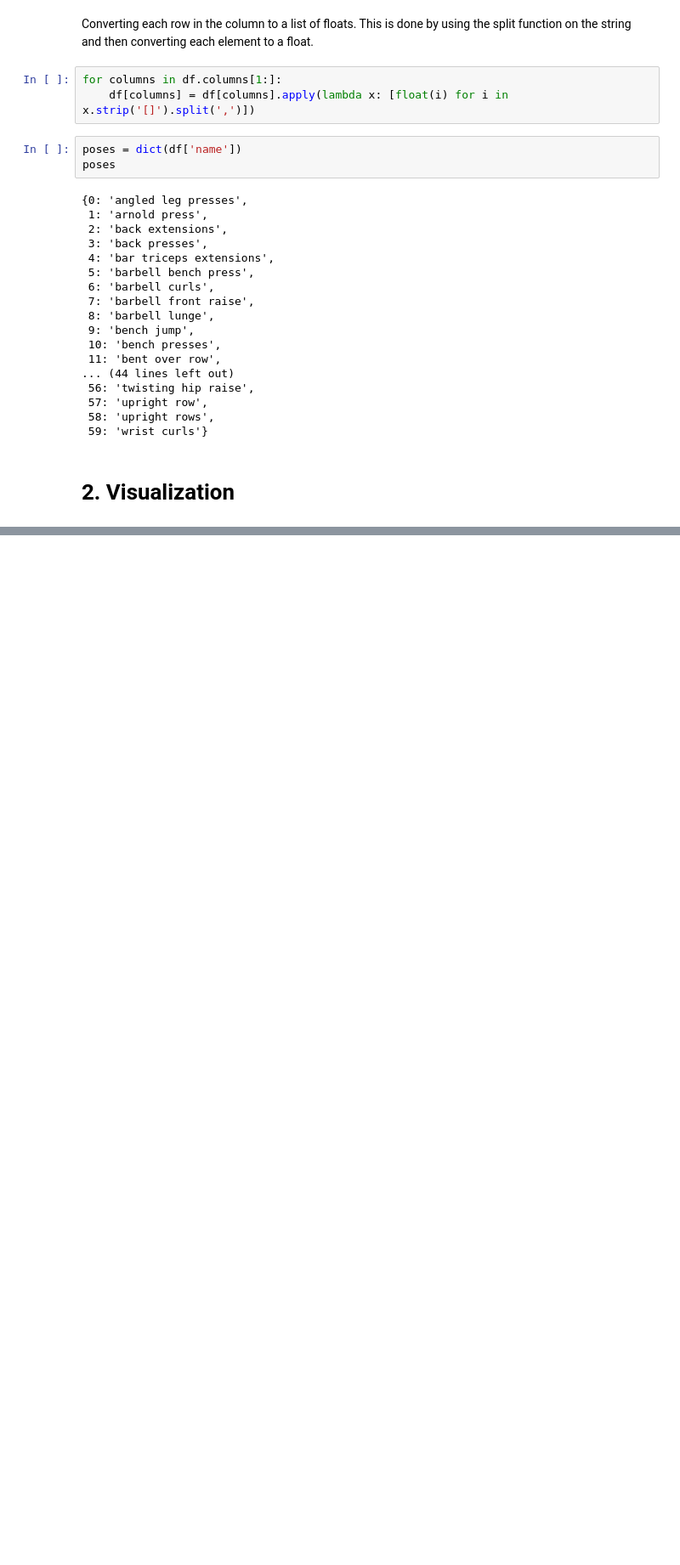
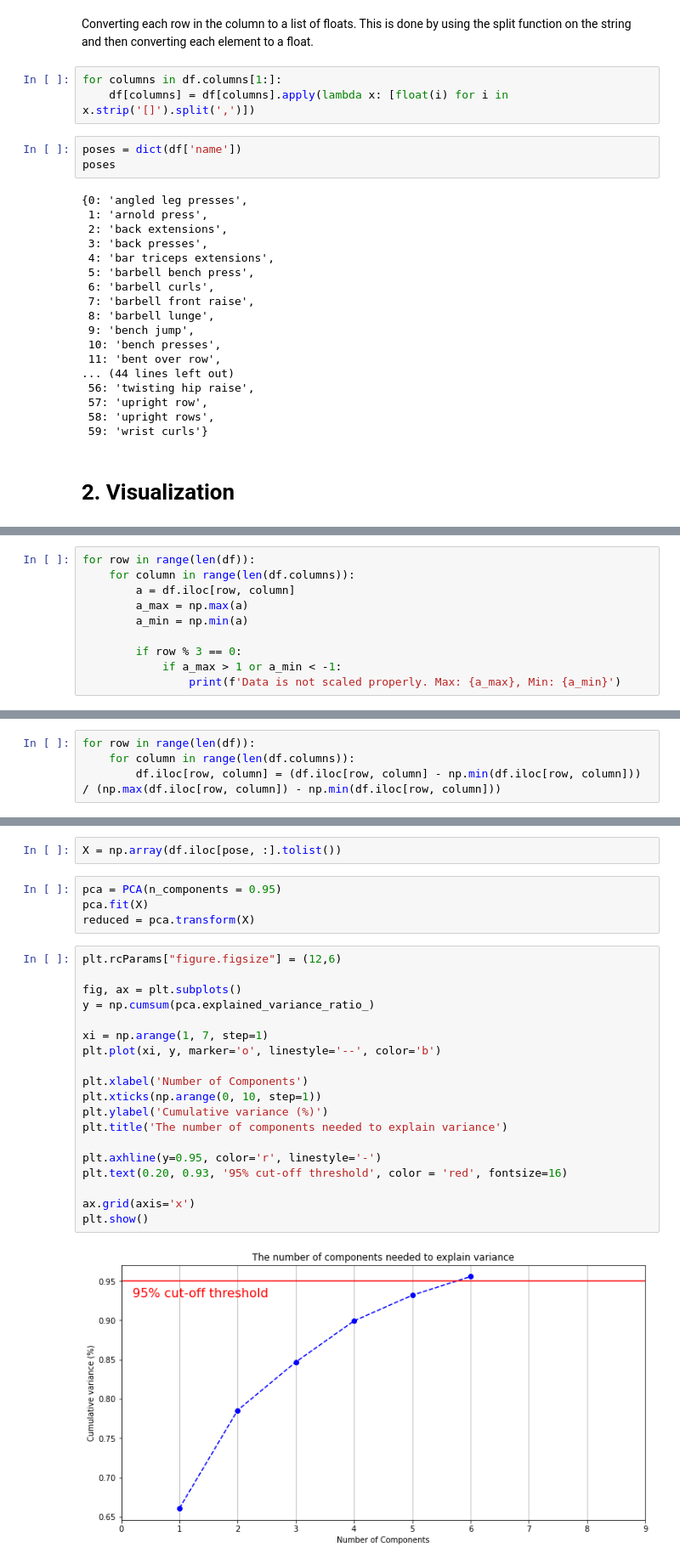
Before and after one commit to vineetver/Pose, a Jupyter notebook: Pose.ipynb, the cells around one changed output, grey strips where cells are left out. Shown at 85% size. Drawn from its saved outputs; the diff is of its cells as text; blank space fills up the shorter version.

```diff
--- a/Pose.ipynb
+++ b/Pose.ipynb
@@ -201,0 +233,10 @@ gif.save(f'{df["name"][pose]}.gif', writer='pillow', fps=100)
+# %%
+for row in range(len(df)):
+    for column in range(len(df.columns)):
+        a = df.iloc[row, column]
+        a_max = np.max(a)
+        a_min = np.min(a)
+
+        if row % 3 == 0:
+            if a_max > 1 or a_min < -1:
+                print(f'Data is not scaled properly. Max: {a_max}, Min: {a_min}')
@@ -201,0 +264,4 @@ gif.save(f'{df["name"][pose]}.gif', writer='pillow', fps=100)
+# %%
+for row in range(len(df)):
+    for column in range(len(df.columns)):
+        df.iloc[row, column] = (df.iloc[row, column] - np.min(df.iloc[row, column])) / (np.max(df.iloc[row, column]) - np.min(df.iloc[row, column]))
@@ -201,0 +288,27 @@ gif.save(f'{df["name"][pose]}.gif', writer='pillow', fps=100)
+# %%
+X = np.array(df.iloc[pose, :].tolist())
+# %%
+pca = PCA(n_components = 0.95)
+pca.fit(X)
+reduced = pca.transform(X)
+# %%
+plt.rcParams["figure.figsize"] = (12,6)
+
+fig, ax = plt.subplots()
+y = np.cumsum(pca.explained_variance_ratio_)
+
+xi = np.arange(1, 7, step=1)
+plt.plot(xi, y, marker='o', linestyle='--', color='b')
+
+plt.xlabel('Number of Components')
+plt.xticks(np.arange(0, 10, step=1))
+plt.ylabel('Cumulative variance (%)')
+plt.title('The number of components needed to explain variance')
+
+plt.axhline(y=0.95, color='r', linestyle='-')
+plt.text(0.20, 0.93, '95% cut-off threshold', color = 'red', fontsize=16)
+
+ax.grid(axis='x')
+plt.show()
+# %% [output]
+[figure, added]
```
Also changed, not shown: parts of 16 cells of this notebook.
